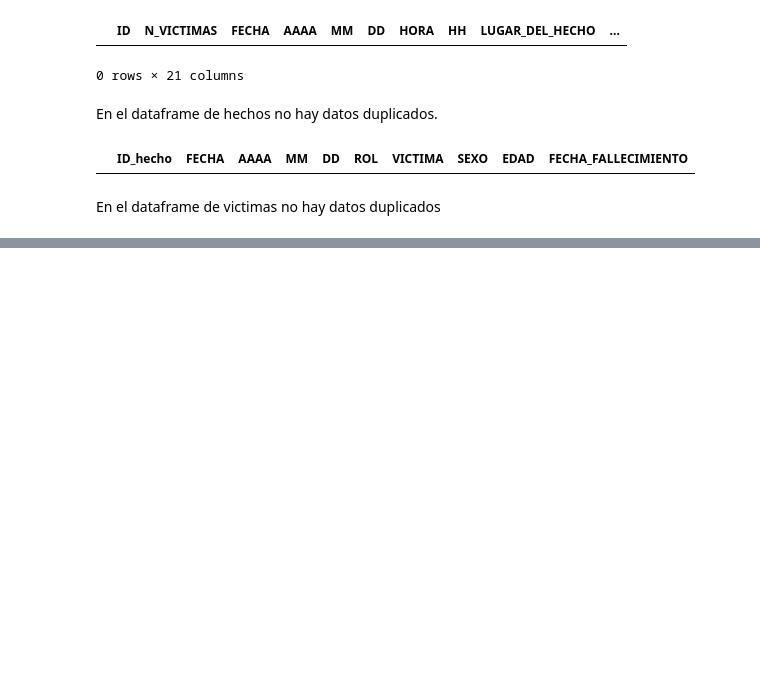
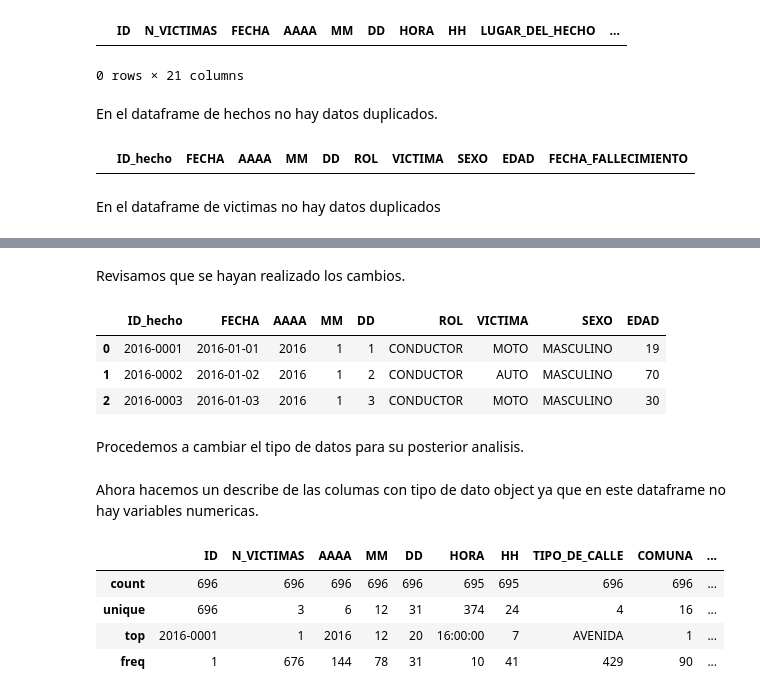
Before and after one commit to vay0/PI-Data-analyst, a Jupyter notebook: Analisis de datos (EDA).ipynb, the cells around one changed output, grey strips where cells are left out. Saved outputs shown, nothing was run; the diff lists cells and outputs as text; code cells hidden in the pictures; blank space fills up the shorter version.

```diff
--- a/Analisis de datos (EDA).ipynb
+++ b/Analisis de datos (EDA).ipynb
@@ -85,2 +82,0 @@ Ademas los
-# %%
-hechos.replace('.', None, inplace=True)
@@ -153,0 +152,3 @@ En el dataframe de victimas no hay datos duplicados
+# %%
+df_hechos = hechos.drop(columns = ['Altura', 'LUGAR_DEL_HECHO', 'Calle', 'Cruce',	'Dirección Normalizada', 'XY (CABA)', 'pos x',
+                               'pos y'])
@@ -153,0 +164,17 @@ En el dataframe de victimas no hay datos duplicados
+# %% [markdown]
+Revisamos que se hayan realizado los cambios.
+# %%
+df_victimas.head(3)
+# %% [output]
+|  | ID_hecho | FECHA | AAAA | MM | DD | ROL | VICTIMA | SEXO | EDAD |
+| 0 | 2016-0001 | 2016-01-01 | 2016 | 1 | 1 | CONDUCTOR | MOTO | MASCULINO | 19 |
+| 1 | 2016-0002 | 2016-01-02 | 2016 | 1 | 2 | CONDUCTOR | AUTO | MASCULINO | 70 |
+| 2 | 2016-0003 | 2016-01-03 | 2016 | 1 | 3 | CONDUCTOR | MOTO | MASCULINO | 30 |
+# %% [markdown]
+Procedemos a cambiar el tipo de datos para su posterior analisis.
+# %%
+df_hechos['AAAA'] = df_hechos['AAAA'].astype(str)
+df_hechos['DD'] =df_hechos['DD'].astype(str)
+df_hechos['MM'] =df_hechos['MM'].astype(str)
+df_hechos['COMUNA'] =df_hechos['COMUNA'].astype(str)
+df_hechos['N_VICTIMAS'] =df_hechos['N_VICTIMAS'].astype(str)
@@ -153,0 +185,10 @@ En el dataframe de victimas no hay datos duplicados
+# %% [markdown]
+Ahora hacemos un describe de las columas con tipo de dato object ya que en este dataframe no hay variables numericas.
+# %%
+df_hechos.describe(include=object)
+# %% [output]
+|  | ID | N_VICTIMAS | AAAA | MM | DD | HORA | HH | TIPO_DE_CALLE | COMUNA | ... |
+| count | 696 | 696 | 696 | 696 | 696 | 695 | 695 | 696 | 696 | ... |
+| unique | 696 | 3 | 6 | 12 | 31 | 374 | 24 | 4 | 16 | ... |
+| top | 2016-0001 | 1 | 2016 | 12 | 20 | 16:00:00 | 7 | AVENIDA | 1 | ... |
+| freq | 1 | 676 | 144 | 78 | 31 | 10 | 41 | 429 | 90 | ... |
```
Also changed, not shown: parts of 23 cells of this notebook, 6 other files.
